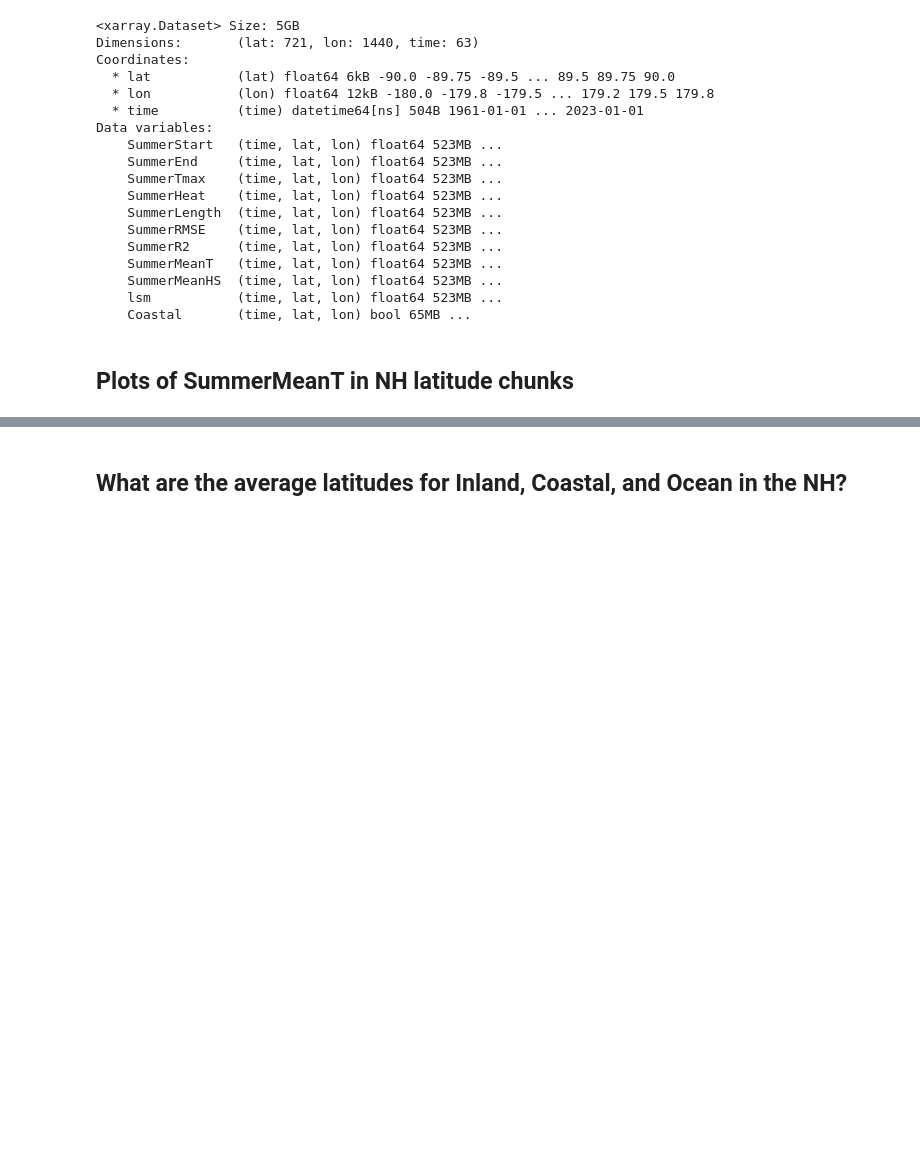
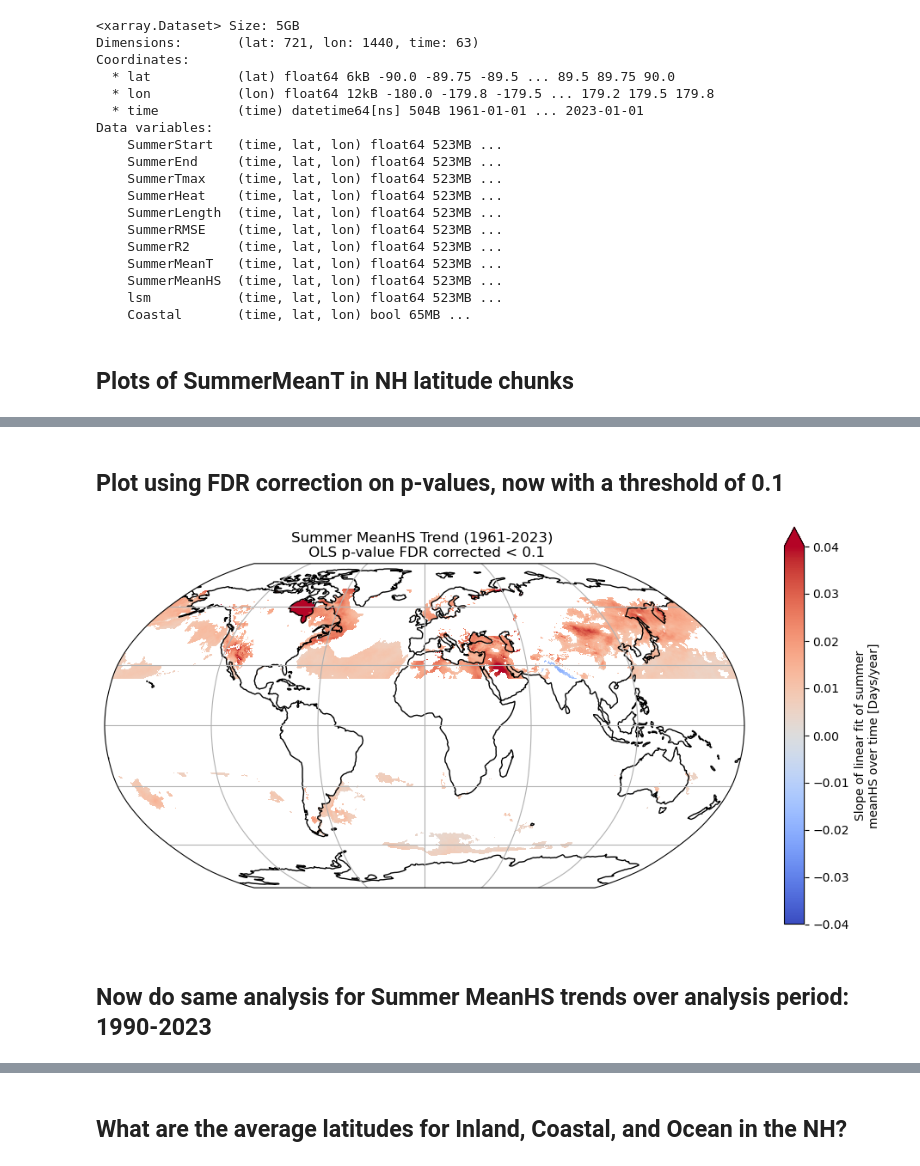
Before and after one commit to tedscott/HeatWaves, a Jupyter notebook: MeanTTrends.ipynb, the cells around one changed output, grey strips where cells are left out. Cells and saved outputs as stored; diff of their text form; code cells hidden in the pictures; blank space fills up the shorter version.

```diff
--- a/MeanTTrends.ipynb
+++ b/MeanTTrends.ipynb
@@ -232,0 +364,30 @@ Wall time: 2min 26s
+# %% [markdown]
+## Plot using FDR correction on p-values, now with a threshold of 0.1
+# %%
+
+# Global summer meanHS trend
+fig = plt.figure(figsize=(12,6))
+
+# assign axis and def projection to use
+ax = plt.axes(projection=ccrs.Robinson(central_longitude=0))
+
+# add coastlines and grid
+ax.coastlines()
+ax.gridlines()
+
+results_ds.MeanHSSlope.where((results_ds.MeanHSPvalFDR <= 0.1) & (((ds_full_meanHS.lat >= 23.5) & (ds_full_meanHS.lat <= 70)) |
+                              ((ds_full_meanHS.lat <= -23.5) & (ds_full_meanHS.lat >= -70)))).plot(
+    ax=ax,
+    transform=ccrs.PlateCarree(), # assign map projection
+    vmin=-0.04,
+    vmax=0.04,
+    cmap="coolwarm"#"YlOrRd"#cmap="coolwarm"
+)
+
+plt.title("Summer MeanHS Trend (1961-2023) \n OLS p-value FDR corrected < 0.1")#+" using 1961-1990 baseline")
+#plt.savefig("./Plots/"+str(input_year)+"_SummerMeanHS_global.png")
+plt.show()
+# %% [output]
+[figure, added]
+# %% [markdown]
+## Now do same analysis for Summer MeanHS trends over analysis period: 1990-2023
```
Also changed, not shown: parts of 41 cells of this notebook.
